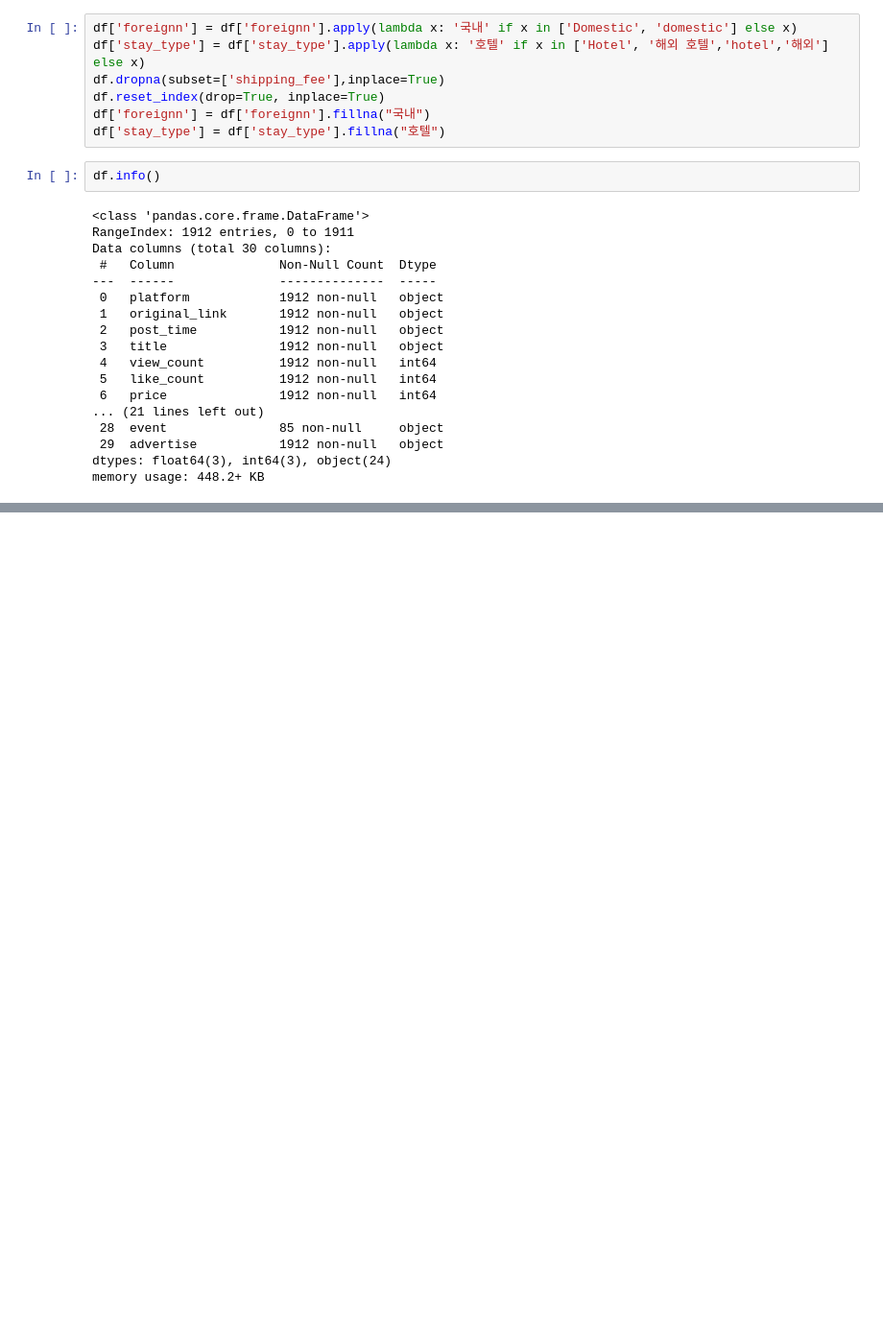
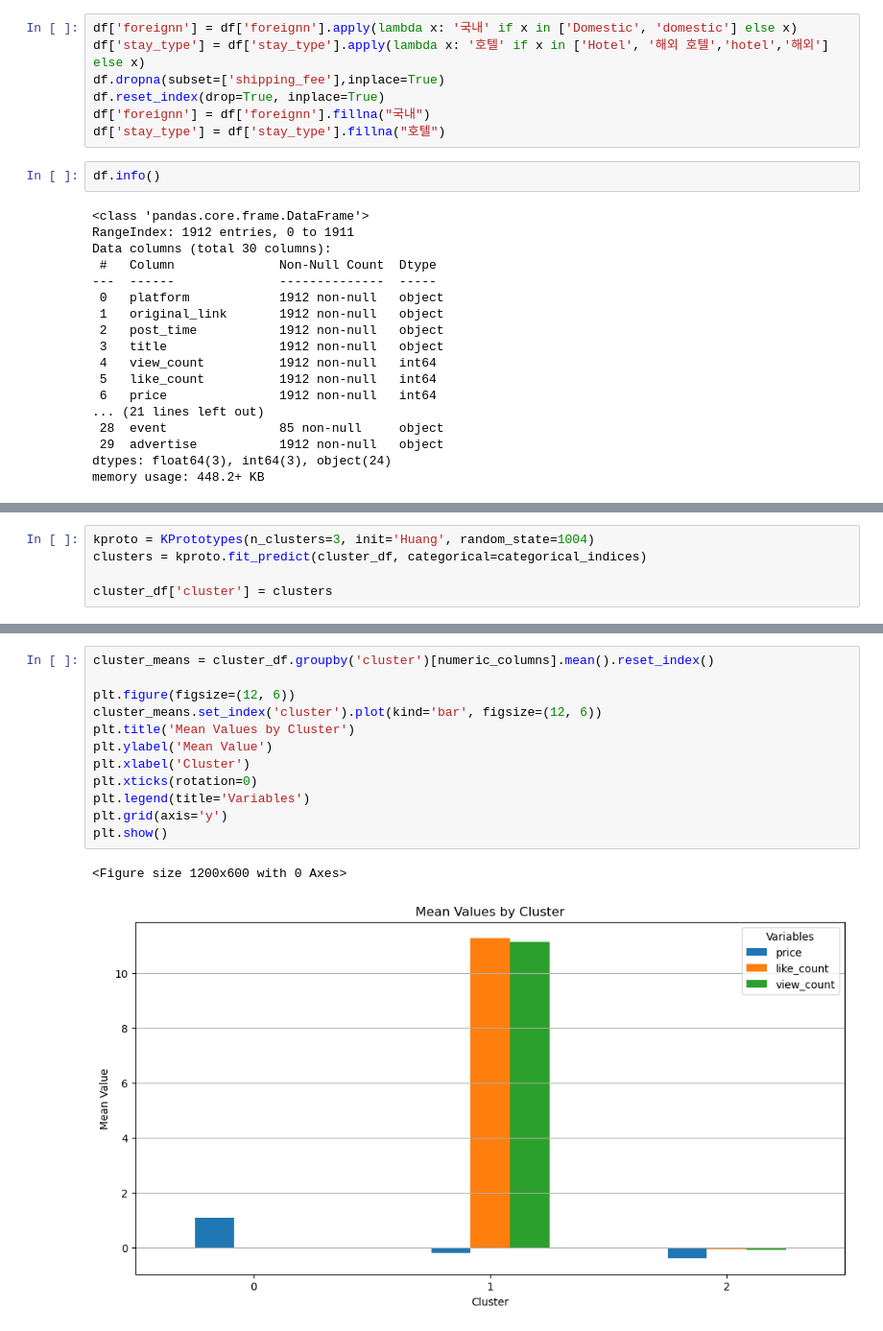
Before and after one commit to wecommit-ai/noshow_analyze, a Jupyter notebook: preprocessing/sub_category_clustering.ipynb, the cells around one changed output, grey strips where cells are left out. Shown at 96% size. Cells and saved outputs as stored; diff of their text form; blank space fills up the shorter version.

```diff
--- a/preprocessing/sub_category_clustering.ipynb
+++ b/preprocessing/sub_category_clustering.ipynb
@@ -40,0 +249,5 @@ memory usage: 448.2+ KB
+# %%
+kproto = KPrototypes(n_clusters=3, init='Huang', random_state=1004)
+clusters = kproto.fit_predict(cluster_df, categorical=categorical_indices)
+
+cluster_df['cluster'] = clusters
@@ -40,0 +268,15 @@ memory usage: 448.2+ KB
+# %%
+cluster_means = cluster_df.groupby('cluster')[numeric_columns].mean().reset_index()
+
+plt.figure(figsize=(12, 6))
+cluster_means.set_index('cluster').plot(kind='bar', figsize=(12, 6))
+plt.title('Mean Values by Cluster')
+plt.ylabel('Mean Value')
+plt.xlabel('Cluster')
+plt.xticks(rotation=0)
+plt.legend(title='Variables')
+plt.grid(axis='y')
+plt.show()
+# %% [output]
+<Figure size 1200x600 with 0 Axes>
+[figure, added]
```
Also changed, not shown: parts of 61 cells of this notebook, 4 other files.
